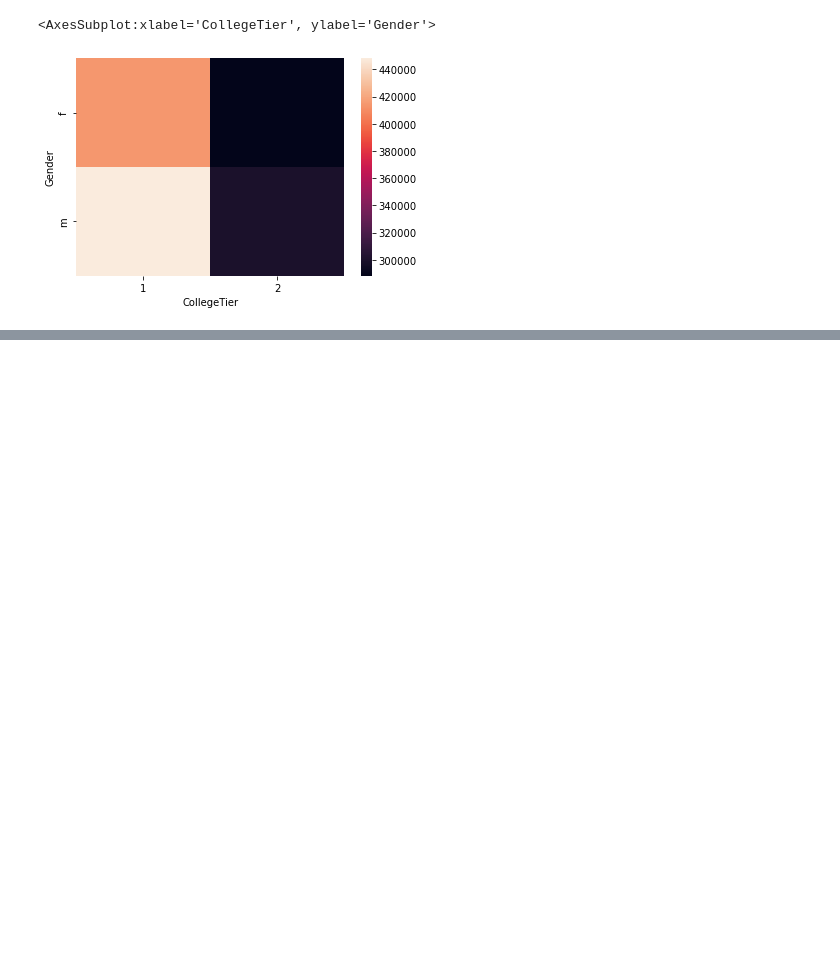
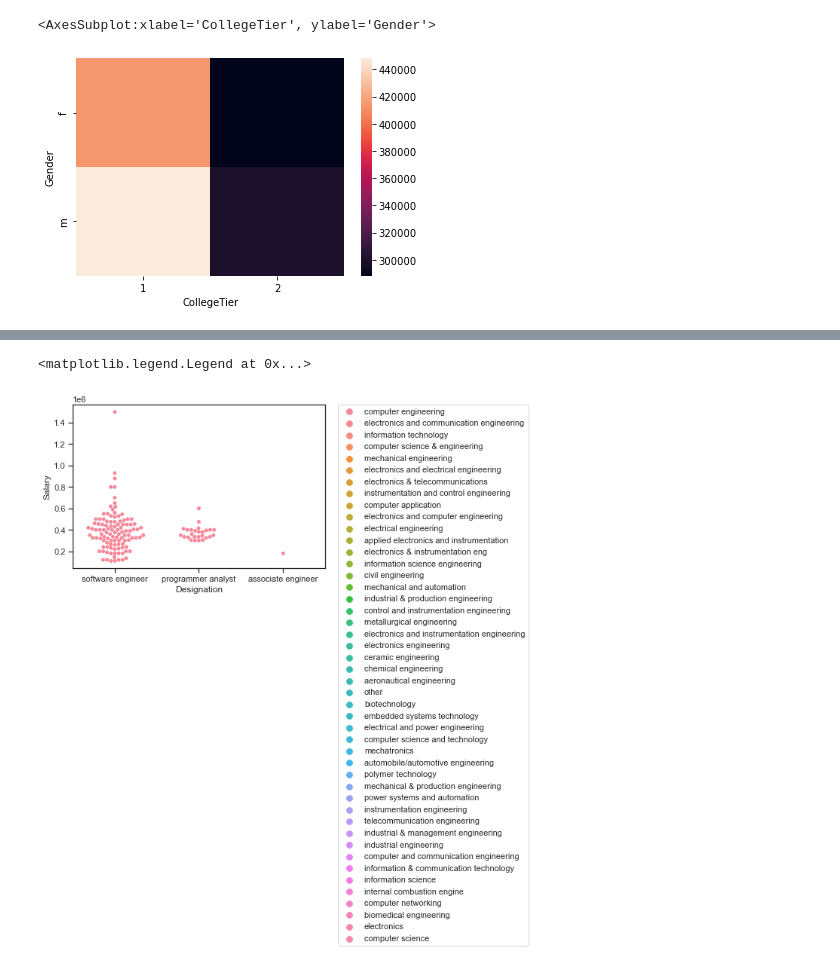
Before and after one commit to AdilGeelani/Innomatics_Internship_july_2022, a Jupyter notebook: innomatics_internship_july_2022/Data_analytics/Project 1/Project 1 (Exploratory Data Analysis).ipynb, the cells around one changed output, grey strips where cells are left out. Cells and saved outputs as stored; diff of their text form; code cells hidden in the pictures; blank space fills up the shorter version.

```diff
--- a/innomatics_internship_july_2022/Data_analytics/Project 1/Project 1 (Exploratory Data Analysis).ipynb
+++ b/innomatics_internship_july_2022/Data_analytics/Project 1/Project 1 (Exploratory Data Analysis).ipynb
@@ -471,0 +532,6 @@ sns.heatmap(df.pivot_table(values = 'Salary', index = 'Gender', columns = 'Colle
+# %%
+sns.swarmplot(df_test_1['Designation'], df['Salary'], hue = df['Specialization'])
+plt.legend(bbox_to_anchor=(1.05, 1), loc='upper left', borderaxespad=0)
+# %% [output]
+<matplotlib.legend.Legend at 0x...>
+[figure, added]
```
Also changed, not shown: parts of 25 cells of this notebook, 1 other file.
